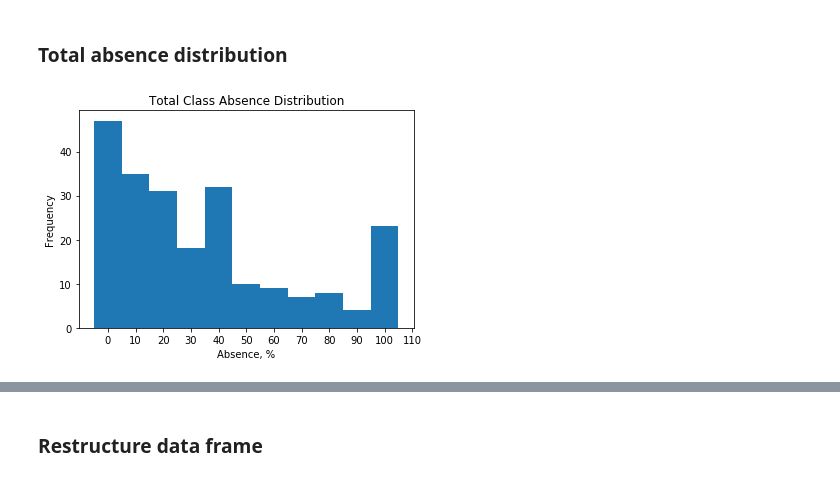
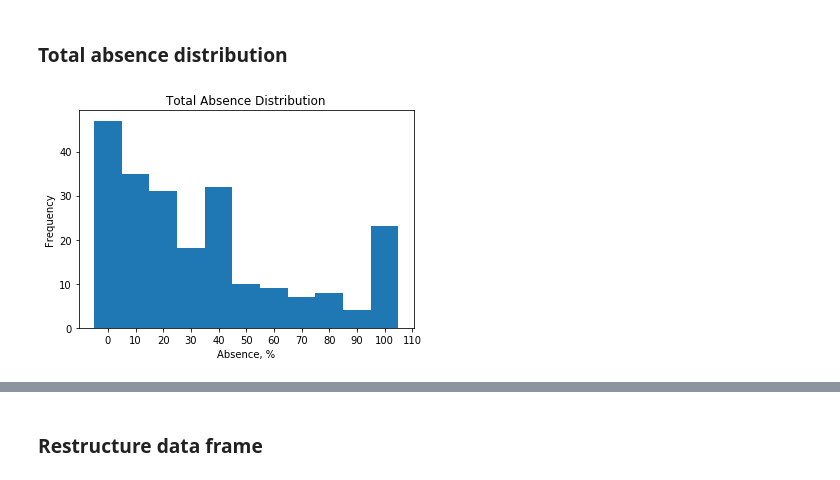
Before and after one commit to Krismix1/data-science-week38, a Jupyter notebook: jupyter-notebook/main.ipynb, the cells around one changed output, grey strips where cells are left out. Saved outputs shown, nothing was run; the diff lists cells and outputs as text; code cells hidden in the pictures.

```diff
--- a/jupyter-notebook/main.ipynb
+++ b/jupyter-notebook/main.ipynb
@@ -18,11 +20,11 @@ df['Total Absence'] = df['Total Absence'].map(percentage_remap)
 # %%
 bins = [i * 10 for i in range(0, 12)] # from 0% to 100%
 absence = np.array(df['Total Absence'])
 plt.hist(absence, bins=bins, align='left', histtype='bar')
 plt.xticks(bins)
 
 plt.xlabel('Absence, %')
 plt.ylabel('Frequency')
-_ = plt.title('Total Class Absence Distribution')
+_ = plt.title('Total Absence Distribution')
 # %% [output]
-[figure, old version]
+[figure, new version]
```
Also changed, not shown: parts of 6 cells of this notebook, 1 other file.
